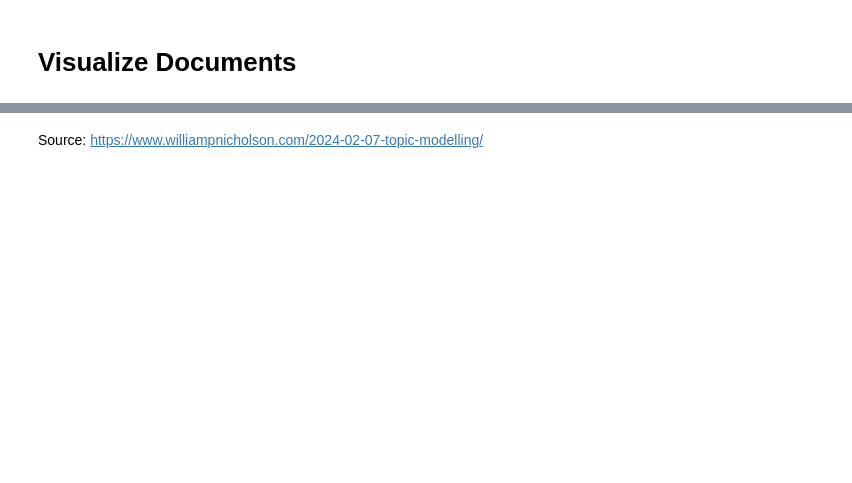
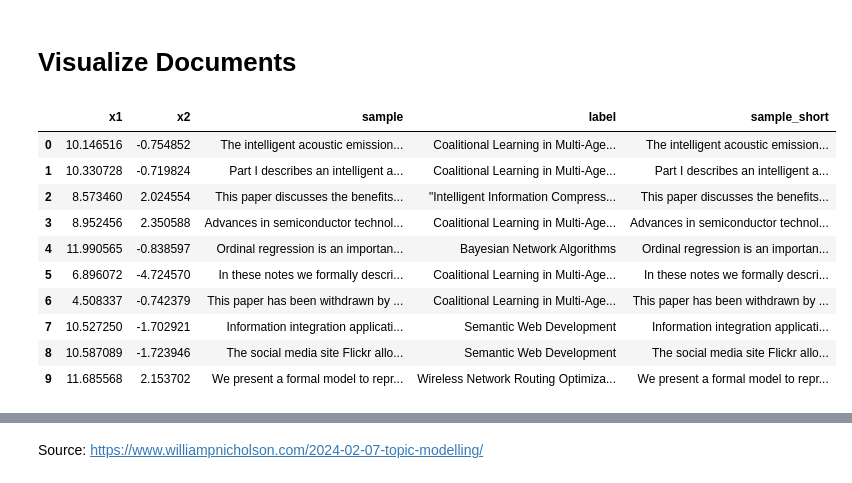
Before and after one commit to ryandielhenn/topic-modeling-arXiv-abstracts, a Jupyter notebook: arXiv_topic_modeling.ipynb, the cells around one changed output, grey strips where cells are left out. Drawn from its saved outputs; the diff is of its cells as text; code cells hidden in the pictures; blank space fills up the shorter version.

```diff
--- a/arXiv_topic_modeling.ipynb
+++ b/arXiv_topic_modeling.ipynb
@@ -356,7 +423,7 @@ By pre-calculating the embeddings for each document, we can speed-up additional
 # %%
 # Pre-calculate embeddings
-embedding_model = SentenceTransformer("BAAI/bge-small-en")
-embeddings = embedding_model.encode(docs, show_progress_bar=True)
+embedding_model = SentenceTransformer("Qwen/Qwen3-Embedding-8B")
+embeddings = embedding_model.encode(sample, show_progress_bar=True)
 # %%
 #Pre-reduce embeddings for visualization purposes
 reduced_embeddings = UMAP(n_neighbors=15, n_components=2, min_dist=0.0, metric='cosine', random_state=42).fit_transform(embeddings)
@@ -426,13 +507,13 @@ Therefore, multi-aspect topic modeling is introduced! During the .fit or .fit_tr
 vectorizer_model = CountVectorizer(stop_words="english")
 
 topic_model = BERTopic(
-
+  nr_topics=20,
   # Sub-models
   embedding_model=embedding_model,
   umap_model=umap_model,
   hdbscan_model=hdbscan_model,
   representation_model=representation_model,
-  vectorizer_model=vectorizer_model, # Add this line
+  vectorizer_model=vectorizer_model,
 
   # Hyperparameters
   top_n_words=10,
@@ -440,4 +521,4 @@ topic_model = BERTopic(
 )
 
 # Train model
-topics, probs = topic_model.fit_transform(docs, embeddings)
+topics, probs = topic_model.fit_transform(sample, embeddings)
@@ -470,7 +583,7 @@ def get_clean_label(raw_label_string):
     return str(raw_label_string)
 # %%
 # Get document info
-document_info = topic_model.get_document_info(docs)
+document_info = topic_model.get_document_info(sample)
 document_info["GPT-40"] = document_info["GPT-40"]
 # %%
 # First, let's inspect the raw content of the 'GPT-40' column
@@ -490,10 +622,22 @@ fig.show()
 # %%
 df_plot = pd.DataFrame({
     "x1": [point[0] for point in reduced_embeddings],
     "x2": [point[1] for point in reduced_embeddings],
-    "docs": docs,
+    "sample": sample,
     "label": all_labels
 })
-df_plot["docs_short"] = df_plot["docs"].str[:100] + "..."
+df_plot["sample_short"] = df_plot["sample"].str[:100] + "..."
 df_plot.head(10)
+# %% [output]
+|  | x1 | x2 | sample | label | sample_short |
+| 0 | 10.146516 | -0.754852 | The intelligent acoustic emission... | Coalitional Learning in Multi-Age... | The intelligent acoustic emission... |
+| 1 | 10.330728 | -0.719824 | Part I describes an intelligent a... | Coalitional Learning in Multi-Age... | Part I describes an intelligent a... |
+| 2 | 8.573460 | 2.024554 | This paper discusses the benefits... | "Intelligent Information Compress... | This paper discusses the benefits... |
+| 3 | 8.952456 | 2.350588 | Advances in semiconductor technol... | Coalitional Learning in Multi-Age... | Advances in semiconductor technol... |
+| 4 | 11.990565 | -0.838597 | Ordinal regression is an importan... | Bayesian Network Algorithms | Ordinal regression is an importan... |
+| 5 | 6.896072 | -4.724570 | In these notes we formally descri... | Coalitional Learning in Multi-Age... | In these notes we formally descri... |
+| 6 | 4.508337 | -0.742379 | This paper has been withdrawn by ... | Coalitional Learning in Multi-Age... | This paper has been withdrawn by ... |
+| 7 | 10.527250 | -1.702921 | Information integration applicati... | Semantic Web Development | Information integration applicati... |
+| 8 | 10.587089 | -1.723946 | The social media site Flickr allo... | Semantic Web Development | The social media site Flickr allo... |
+| 9 | 11.685568 | 2.153702 | We present a formal model to repr... | Wireless Network Routing Optimiza... | We present a formal model to repr... |
 # %%
```
Also changed, not shown: parts of 26 cells of this notebook.
